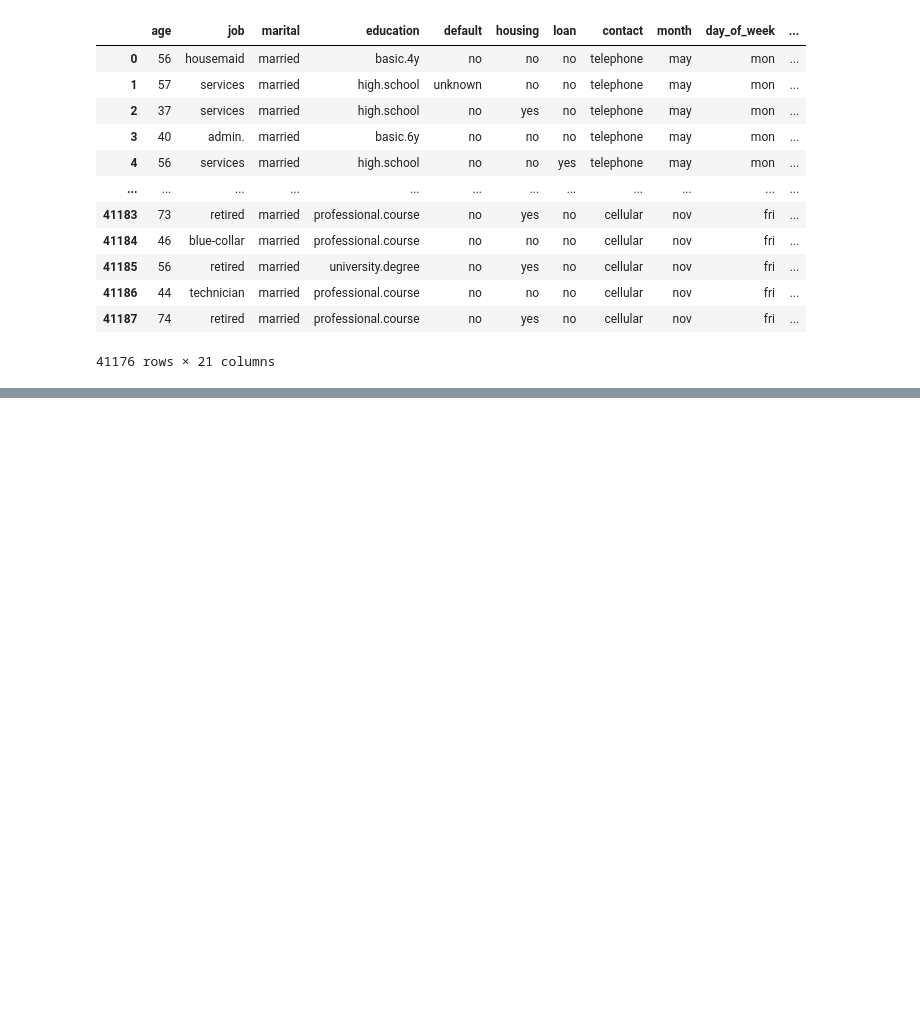
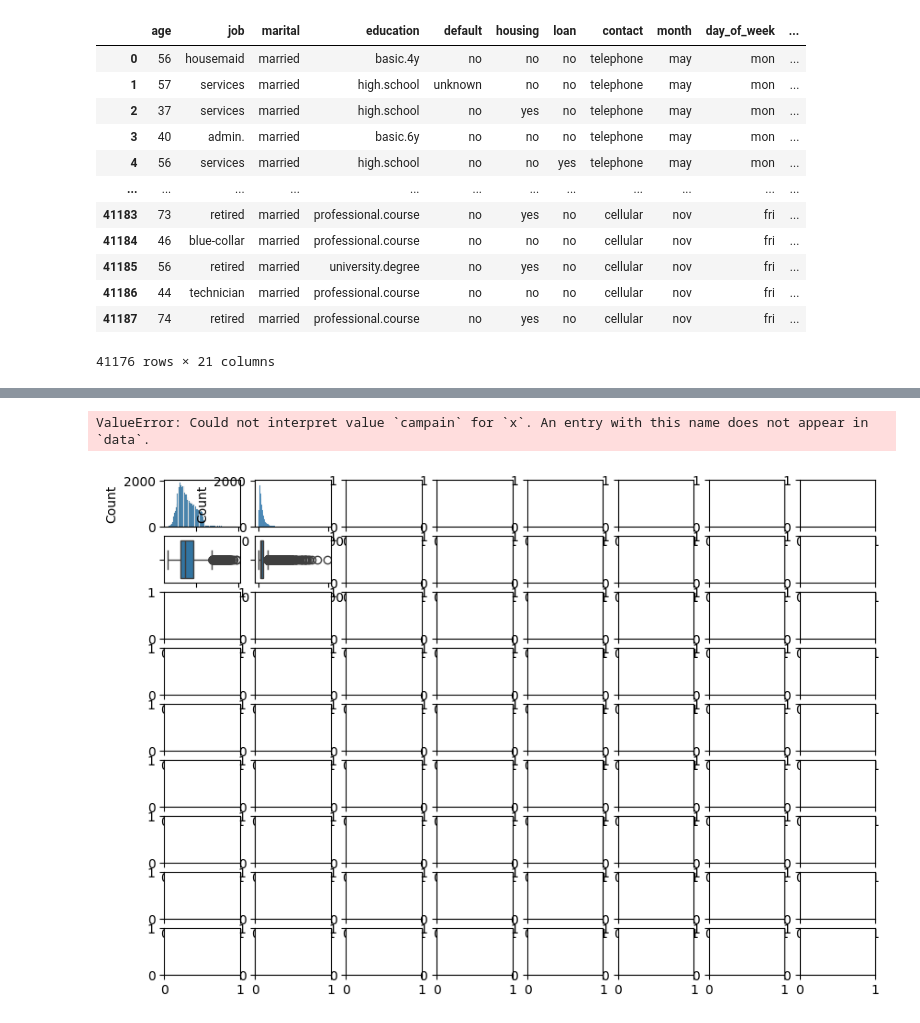
Before and after one commit to Valenfrc/machine-learning, a Jupyter notebook: src/explore.ipynb, the cells around one changed output, grey strips where cells are left out. Cells and saved outputs as stored; diff of their text form; code cells hidden in the pictures; blank space fills up the shorter version.

```diff
--- a/src/explore.ipynb
+++ b/src/explore.ipynb
@@ -133,0 +168,35 @@ sns.hisplot(ax)=axis[]
+# %%
+#Ahora analizaremos las variables numericas
+import seaborn as sns
+
+fig,axis=plt.subplots(9,8,figsize=(10,7))
+
+sns.histplot(ax = axis[0, 0], data = df, x = "age")
+sns.boxplot(ax = axis[1, 0], data = df, x = "age")
+
+sns.histplot(ax=axis[0,1],data=df,x="duration")
+sns.boxplot(ax=axis[1,1],data=df,x="duration")
+
+sns.histplot(ax=axis[0,2],data=df,x="campain")
+sns.boxplot(ax=axis[2,2],data=df,x="campain")
+
+sns.histplot(ax = axis[0, 3], data = df, x = "pdays")
+sns.boxplot(ax = axis[3,3], data = df, x = "pdays")
+
+sns.histplot(ax=axis[0,4],data=df,x="previous")
+sns.boxplot(ax=axis[4,4],data=df,x="previous")
+
+sns.histplot(ax=axis[0,5],data=df,x="emp.var.rate")
+sns.boxplot(ax=axis[5,5],data=df,x="emp.var.rate")
+
+sns.histplot(ax = axis[0, 6], data = df, x = "cons.price.idx")
+sns.boxplot(ax = axis[6, 6], data = df, x = "cons.price.idx")
+
+sns.histplot(ax=axis[0,7],data=df,x="euribor3m")
+sns.boxplot(ax=axis[7,7],data=df,x="euribor3m")
+
+sns.histplot(ax=axis[0,8],data=df,x="nr.employed")
+sns.boxplot(ax=axis[8,8],data=df,x="nr.employed")
+# %% [output]
+ValueError: Could not interpret value `campain` for `x`. An entry with this name does not appear in `data`.
+[figure, added]
```
Also changed, not shown: parts of 4 cells of this notebook.
